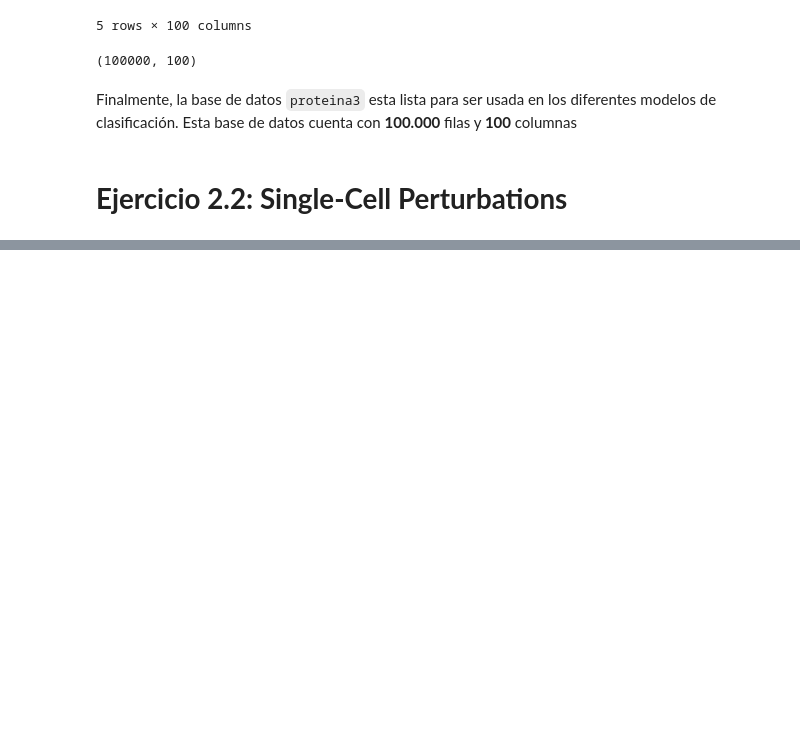
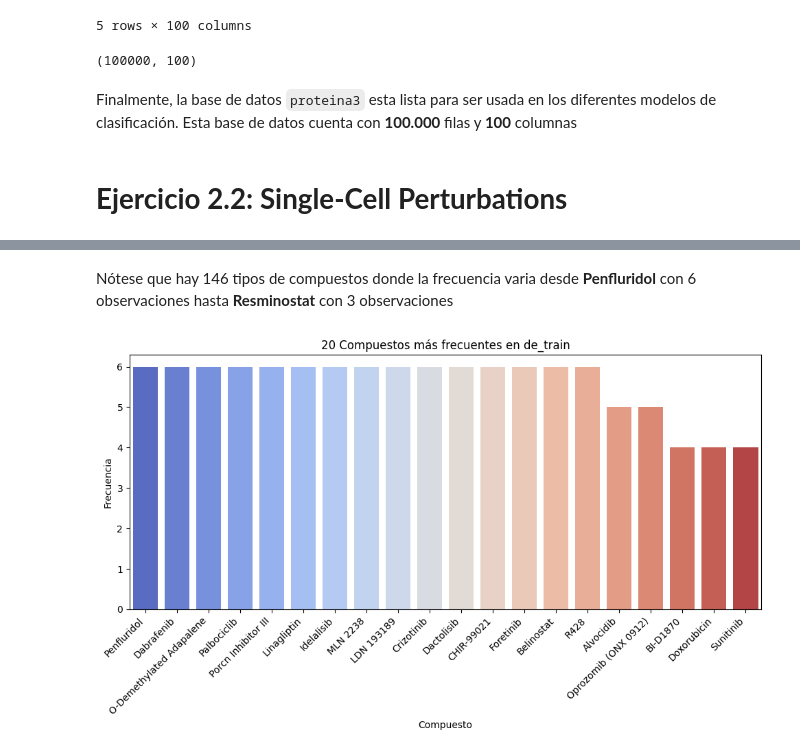
Before and after one commit to kmarcela11/MachineLearning, a Jupyter notebook: _sources/Ejercicio2.ipynb, the cells around one changed output, grey strips where cells are left out. Cells and saved outputs as stored; diff of their text form; code cells hidden in the pictures; blank space fills up the shorter version.

```diff
--- a/_sources/Ejercicio2.ipynb
+++ b/_sources/Ejercicio2.ipynb
@@ -703,0 +890,16 @@ Finalmente, la base de datos `proteina3` esta lista para ser usada en los difere
+# %% [markdown]
+Nótese que hay 146 tipos de compuestos donde la frecuencia varia desde **Penfluridol** con 6 observaciones hasta **Resminostat** con 3 observaciones
+# %%
+compound_counts = de_train['sm_name'].value_counts()
+# Limitar el gráfico a los 20 compuestos más frecuentes
+top_compounds = compound_counts.head(20)
+plt.figure(figsize=(10, 6))
+sns.barplot(x = top_compounds.index, y = top_compounds.values,hue = top_compounds.index, palette = "coolwarm")
+plt.title('20 Compuestos más frecuentes en de_train')
+plt.xlabel('Compuesto')
+plt.ylabel('Frecuencia')
+plt.xticks(rotation=45, ha='right')
+plt.tight_layout()
+plt.show()
+# %% [output]
+[figure, added]
```
Also changed, not shown: parts of 211 cells of this notebook, 42 other files.
